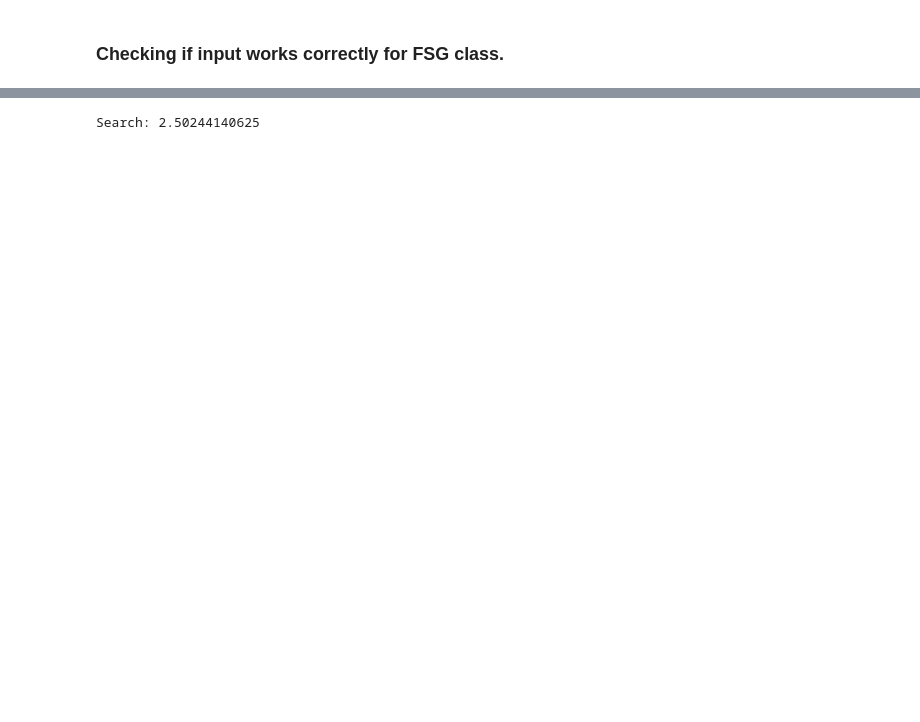
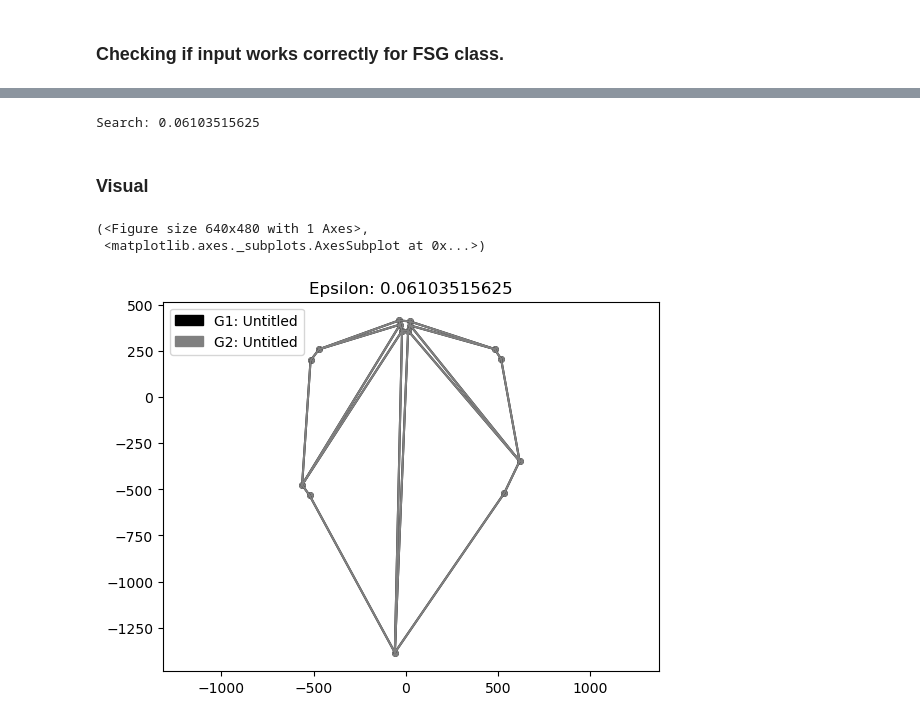
Before and after one commit to compgeomTU/will_rodman_thesis, a Jupyter notebook: sample_data/sample.ipynb, the cells around one changed output, grey strips where cells are left out. Saved outputs shown, nothing was run; the diff lists cells and outputs as text; code cells hidden in the pictures; blank space fills up the shorter version.

```diff
--- a/sample_data/sample.ipynb
+++ b/sample_data/sample.ipynb
@@ -82,6 +81,15 @@ CBs: 1104
 # %%
 search = BinarySearch(g, h, left=0, right=1000, precision=0.1)
-search.search()
-print("Search:", search.epsilon)
+eps = search.search()
+print("Search:", eps)
 # %% [output]
-Search: 2.50244140625
+Search: 0.06103515625
+# %% [markdown]
+### Visual
+# %%
+visual = Visualize(g, h, epsilon=eps)
+visual.plot_freespace()
+# %% [output]
+(<Figure size 640x480 with 1 Axes>,
+ <matplotlib.axes._subplots.AxesSubplot at 0x...>)
+[figure, added]
```
Also changed, not shown: parts of 4 cells of this notebook, 5 other files.
